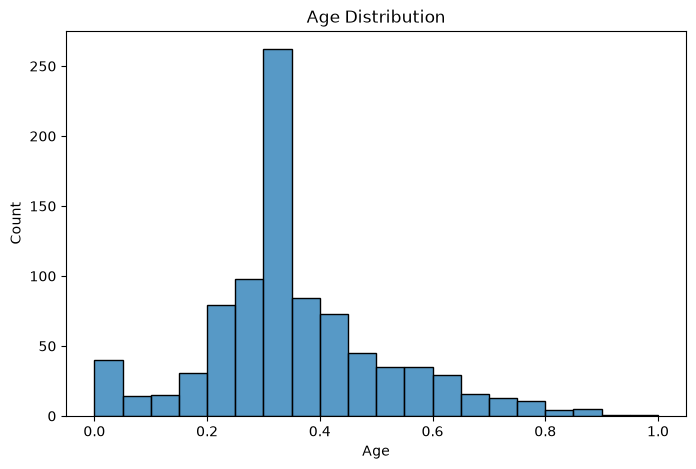
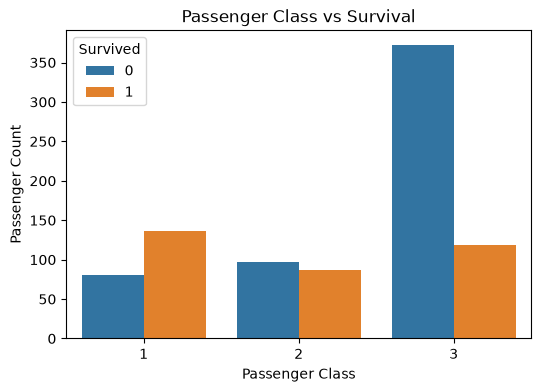
Code edit (unified diff) that turned the first committed figure into the second:
--- before
+++ after
@@ -1,10 +1,13 @@
-plt.figure(figsize=(8,5))
+plt.figure(figsize=(6,4))
 
-sns.histplot(
-    df["Age"],
-    bins=20
+sns.countplot(
+    x="Pclass",
+    hue="Survived",
+    data=df
 )
 
-plt.title("Age Distribution")
+plt.title("Passenger Class vs Survival")
+plt.xlabel("Passenger Class")
+plt.ylabel("Passenger Count")
 
 plt.show()

Commit: insights added